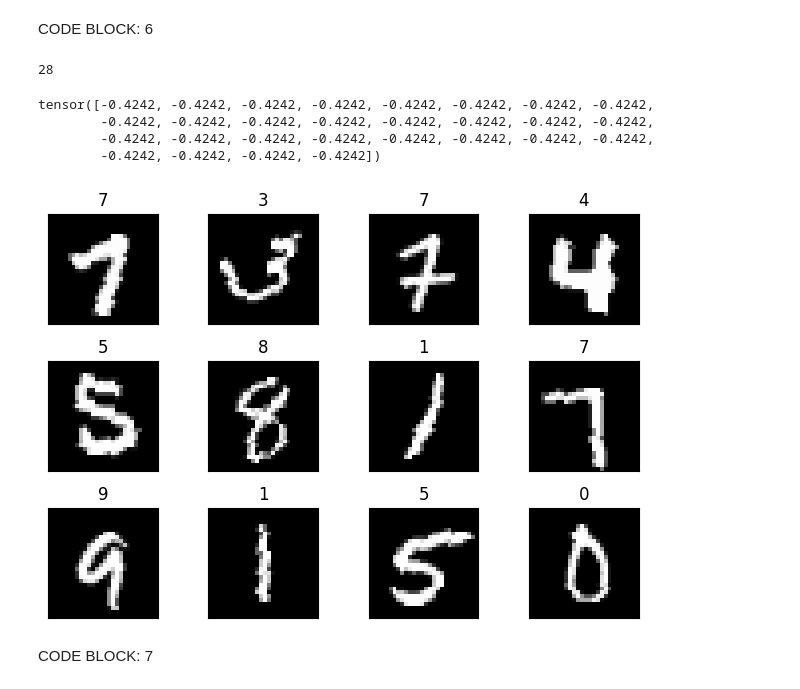
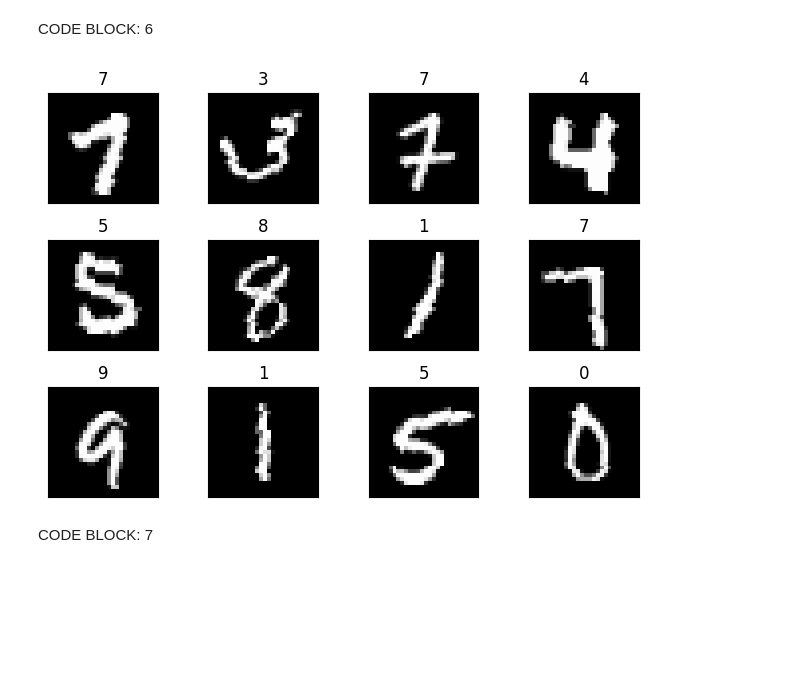
Before and after one commit to gunjansa/schoolofai, a Jupyter notebook: Modular_SchoolOfAISession_5.ipynb, the cells around one changed output. Cells and saved outputs as stored; diff of their text form; code cells hidden in the pictures; blank space fills up the shorter version.

Commit message:
Changes to modularize the Model Training Code

```diff
--- a/Modular_SchoolOfAISession_5.ipynb
+++ b/Modular_SchoolOfAISession_5.ipynb
@@ -46,2 +26,4 @@ test_transforms = transforms.Compose([
+# %%
+train_loader, test_loader = utils.create_mnist_dataloader()
 # %% [markdown]
 CODE BLOCK: 4
@@ -53,42 +30,10 @@ test_data = datasets.MNIST('../data', train=False, download=True, transform=test
 # %% [markdown]
 CODE BLOCK: 5
-# %%
-batch_size = 512
-
-kwargs = {'batch_size': batch_size, 'shuffle': True, 'num_workers': 2, 'pin_memory': True}
-
-# test_loader = torch.utils.data.DataLoader(train_data, **kwargs)
-test_loader = torch.utils.data.DataLoader(test_data, **kwargs)
-train_loader = torch.utils.data.DataLoader(train_data, **kwargs)
 # %% [markdown]
 CODE BLOCK: 6
-# %%
-# batch_data, batch_label = next(iter(train_loader))
-len(train_data[1][0][0][0])
-# %% [output]
-28
-# %%
-train_data[1][0][0][0]
-# %% [output]
-tensor([-0.4242, -0.4242, -0.4242, -0.4242, -0.4242, -0.4242, -0.4242, -0.4242,
-        -0.4242, -0.4242, -0.4242, -0.4242, -0.4242, -0.4242, -0.4242, -0.4242,
-        -0.4242, -0.4242, -0.4242, -0.4242, -0.4242, -0.4242, -0.4242, -0.4242,
-        -0.4242, -0.4242, -0.4242, -0.4242])
-# %%
-import matplotlib.pyplot as plt
-
-batch_data, batch_label = next(iter(train_loader))
-
-fig = plt.figure()
-
-for i in range(12):
-  plt.subplot(3,4,i+1)
-  plt.tight_layout()
-  plt.imshow(batch_data[i].squeeze(0), cmap='gray')
-  plt.title(batch_label[i].item())
-  plt.xticks([])
-  plt.yticks([])
-# %% [output]
-[figure, removed]
+# %%
+utils.get_dataset_images(train_loader, 12)
+# %% [output]
+[figure, added]
 # %% [markdown]
 CODE BLOCK: 7
```
Also changed, not shown: parts of 11 cells of this notebook, 2 other files.
